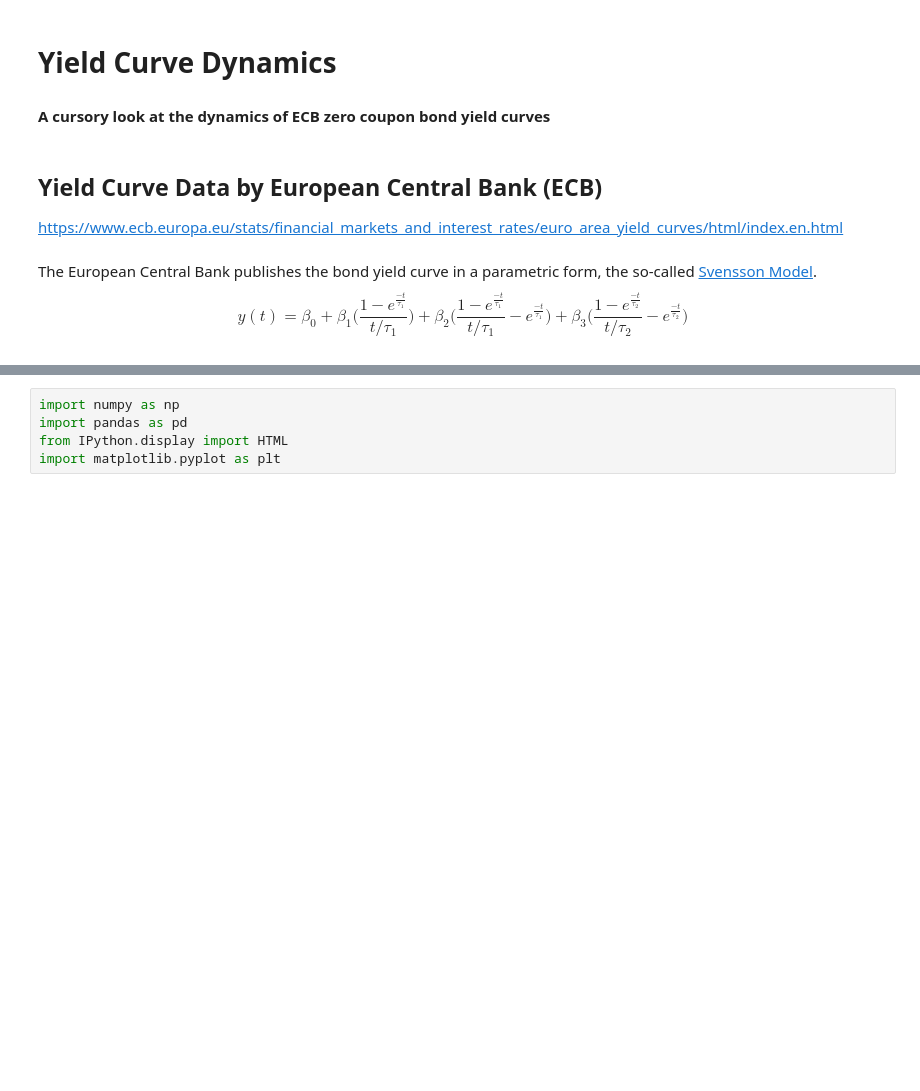
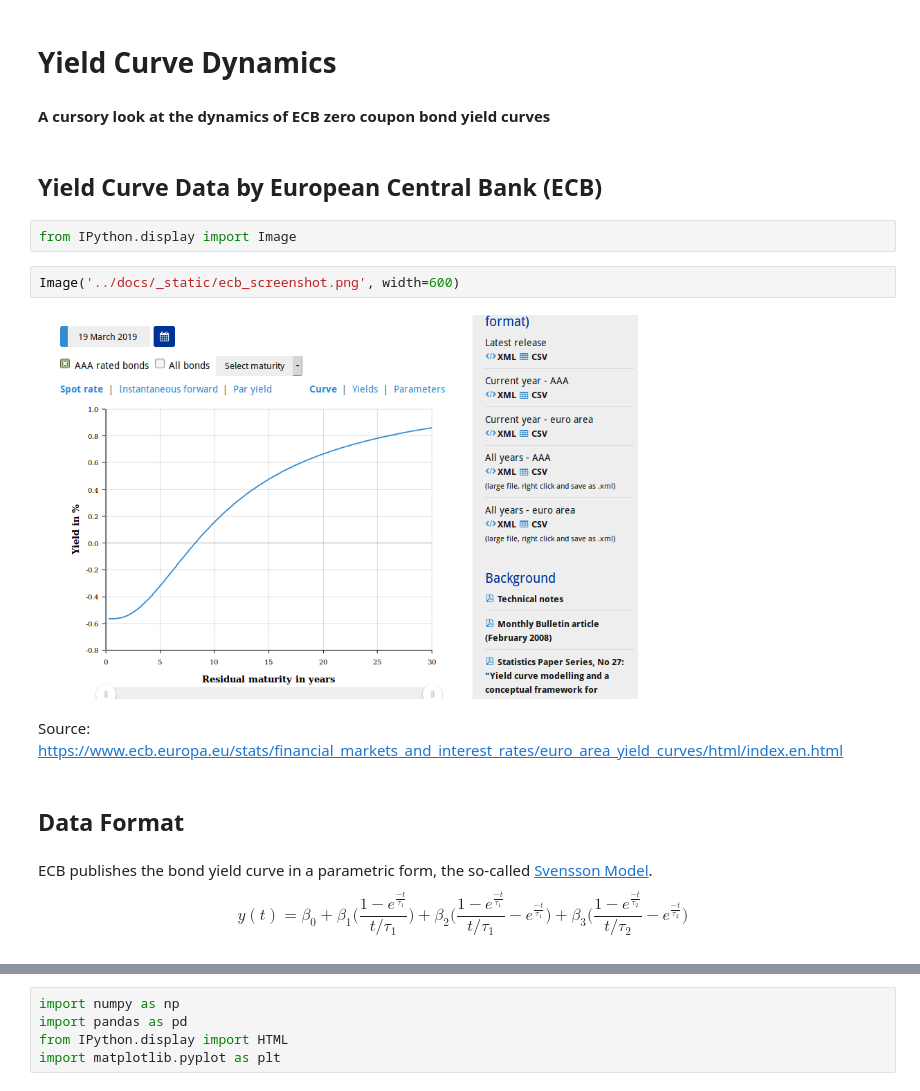
Before and after one commit to luphord/yield_curve_dynamics, a Jupyter notebook: notebooks/Yield Curve Dynamics.ipynb, the cells around one changed output, grey strips where cells are left out. Drawn from its saved outputs; the diff is of its cells as text; blank space fills up the shorter version.

```diff
--- a/notebooks/Yield Curve Dynamics.ipynb
+++ b/notebooks/Yield Curve Dynamics.ipynb
@@ -1,9 +1,18 @@
 # %% [markdown]
 # Yield Curve Dynamics
 #### A cursory look at the dynamics of ECB zero coupon bond yield curves
+# %% [markdown]
+## Yield Curve Data by European Central Bank (ECB)
+# %%
+from IPython.display import Image
+# %%
+Image('../docs/_static/ecb_screenshot.png', width=600)
+# %% [output]
+[figure, added]
 # %% [markdown]
-## Yield Curve Data by European Central Bank (ECB)
-https://www.ecb.europa.eu/stats/financial_markets_and_interest_rates/euro_area_yield_curves/html/index.en.html
+Source: https://www.ecb.europa.eu/stats/financial_markets_and_interest_rates/euro_area_yield_curves/html/index.en.html
+# %% [markdown]
+## Data Format
 # %% [markdown]
-The European Central Bank publishes the bond yield curve in a parametric form, the so-called [Svensson Model](https://papers.ssrn.com/sol3/papers.cfm?abstract_id=883856).
+ECB publishes the bond yield curve in a parametric form, the so-called [Svensson Model](https://papers.ssrn.com/sol3/papers.cfm?abstract_id=883856).
 $$y(t) = \beta_0 + \beta_1 \Bigg(\frac{1-e^{\frac{-t}{\tau_1}}}{t / \tau_1}\Bigg) + \beta_2 \Bigg(\frac{1-e^{\frac{-t}{\tau_1}}}{t / \tau_1} - e^{\frac{-t}{\tau_1}}\Bigg) + \beta_3 \Bigg(\frac{1-e^{\frac{-t}{\tau_2}}}{t / \tau_2} - e^{\frac{-t}{\tau_2}}\Bigg)$$
```
Also changed, not shown: parts of 9 cells of this notebook.
